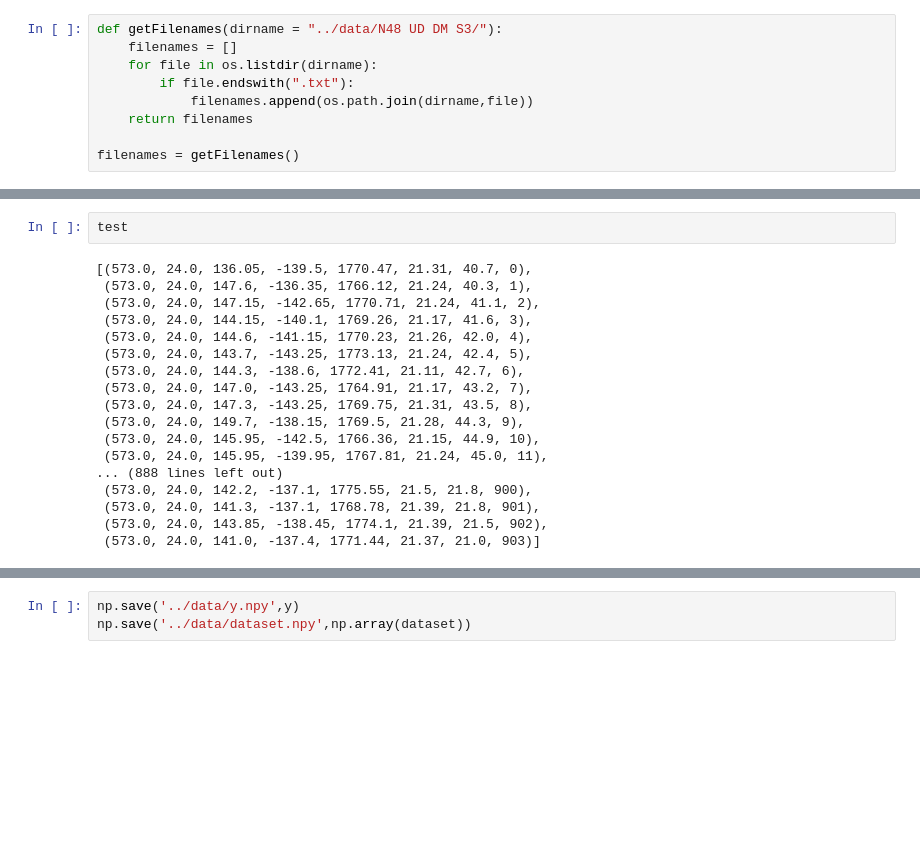
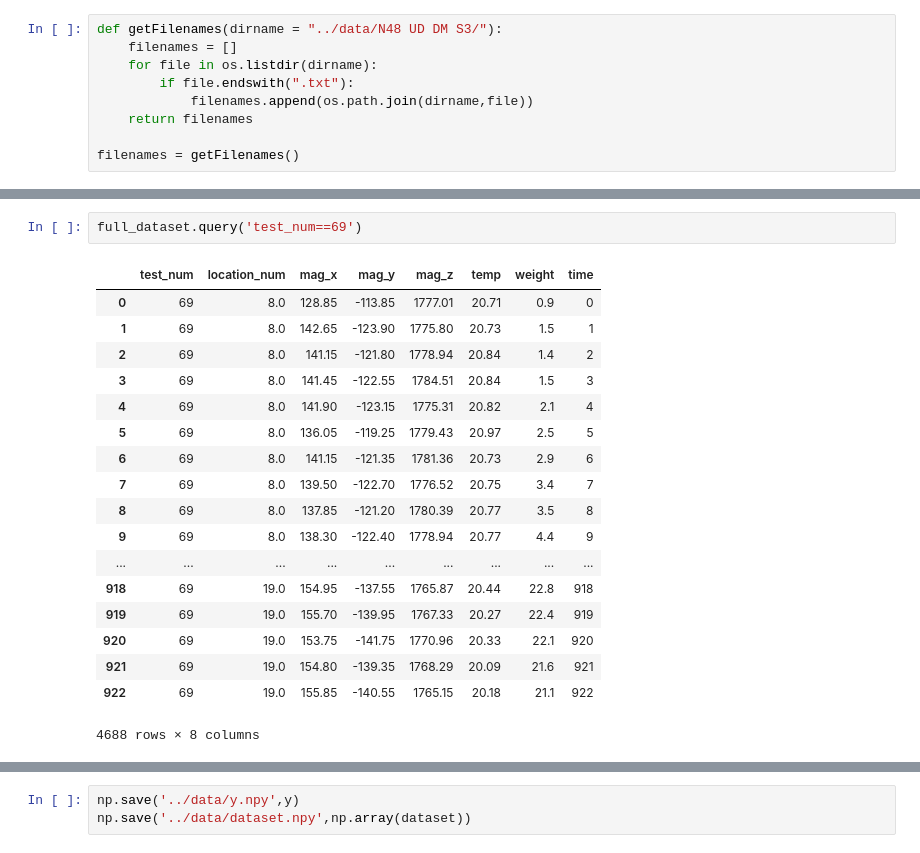
Before and after one commit to keenechin/magnetic-skin, a Jupyter notebook: classification.ipynb, the cells around one changed output, grey strips where cells are left out. Drawn from its saved outputs; the diff is of its cells as text; blank space fills up the shorter version.

```diff
--- a/classification.ipynb
+++ b/classification.ipynb
@@ -67,20 +89,21 @@ for num in test_nums:
-# %%
-test
-# %% [output]
-[(573.0, 24.0, 136.05, -139.5, 1770.47, 21.31, 40.7, 0),
- (573.0, 24.0, 147.6, -136.35, 1766.12, 21.24, 40.3, 1),
- (573.0, 24.0, 147.15, -142.65, 1770.71, 21.24, 41.1, 2),
- (573.0, 24.0, 144.15, -140.1, 1769.26, 21.17, 41.6, 3),
- (573.0, 24.0, 144.6, -141.15, 1770.23, 21.26, 42.0, 4),
- (573.0, 24.0, 143.7, -143.25, 1773.13, 21.24, 42.4, 5),
- (573.0, 24.0, 144.3, -138.6, 1772.41, 21.11, 42.7, 6),
- (573.0, 24.0, 147.0, -143.25, 1764.91, 21.17, 43.2, 7),
- (573.0, 24.0, 147.3, -143.25, 1769.75, 21.31, 43.5, 8),
- (573.0, 24.0, 149.7, -138.15, 1769.5, 21.28, 44.3, 9),
- (573.0, 24.0, 145.95, -142.5, 1766.36, 21.15, 44.9, 10),
- (573.0, 24.0, 145.95, -139.95, 1767.81, 21.24, 45.0, 11),
-... (888 lines left out)
- (573.0, 24.0, 142.2, -137.1, 1775.55, 21.5, 21.8, 900),
- (573.0, 24.0, 141.3, -137.1, 1768.78, 21.39, 21.8, 901),
- (573.0, 24.0, 143.85, -138.45, 1774.1, 21.39, 21.5, 902),
- (573.0, 24.0, 141.0, -137.4, 1771.44, 21.37, 21.0, 903)]
+# %%
+full_dataset.query('test_num==69')
+# %% [output]
+|  | test_num | location_num | mag_x | mag_y | mag_z | temp | weight | time |
+| 0 | 69 | 8.0 | 128.85 | -113.85 | 1777.01 | 20.71 | 0.9 | 0 |
+| 1 | 69 | 8.0 | 142.65 | -123.90 | 1775.80 | 20.73 | 1.5 | 1 |
+| 2 | 69 | 8.0 | 141.15 | -121.80 | 1778.94 | 20.84 | 1.4 | 2 |
+| 3 | 69 | 8.0 | 141.45 | -122.55 | 1784.51 | 20.84 | 1.5 | 3 |
+| 4 | 69 | 8.0 | 141.90 | -123.15 | 1775.31 | 20.82 | 2.1 | 4 |
+| 5 | 69 | 8.0 | 136.05 | -119.25 | 1779.43 | 20.97 | 2.5 | 5 |
+| 6 | 69 | 8.0 | 141.15 | -121.35 | 1781.36 | 20.73 | 2.9 | 6 |
+| 7 | 69 | 8.0 | 139.50 | -122.70 | 1776.52 | 20.75 | 3.4 | 7 |
+| 8 | 69 | 8.0 | 137.85 | -121.20 | 1780.39 | 20.77 | 3.5 | 8 |
+| 9 | 69 | 8.0 | 138.30 | -122.40 | 1778.94 | 20.77 | 4.4 | 9 |
+| ... | ... | ... | ... | ... | ... | ... | ... | ... |
+| 918 | 69 | 19.0 | 154.95 | -137.55 | 1765.87 | 20.44 | 22.8 | 918 |
+| 919 | 69 | 19.0 | 155.70 | -139.95 | 1767.33 | 20.27 | 22.4 | 919 |
+| 920 | 69 | 19.0 | 153.75 | -141.75 | 1770.96 | 20.33 | 22.1 | 920 |
+| 921 | 69 | 19.0 | 154.80 | -139.35 | 1768.29 | 20.09 | 21.6 | 921 |
+| 922 | 69 | 19.0 | 155.85 | -140.55 | 1765.15 | 20.18 | 21.1 | 922 |
+4688 rows × 8 columns
```
Also changed, not shown: parts of 15 cells of this notebook.
